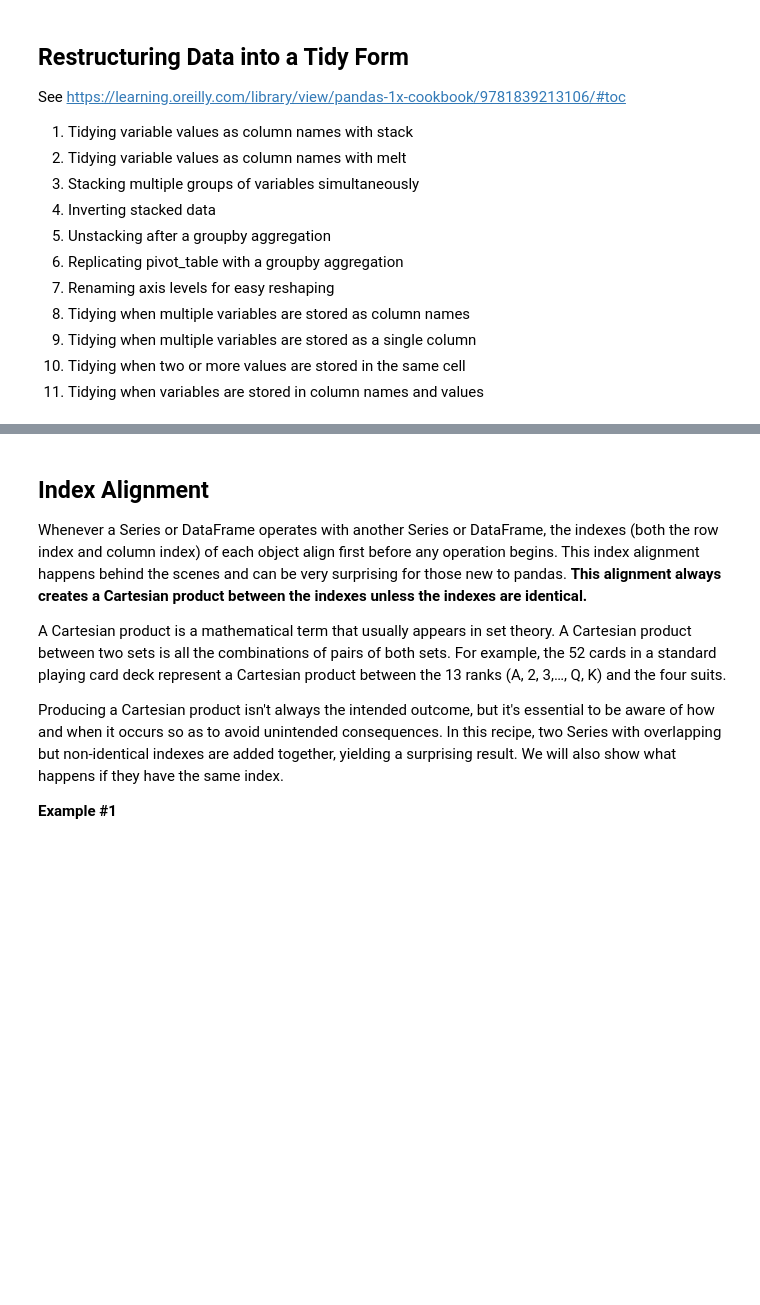
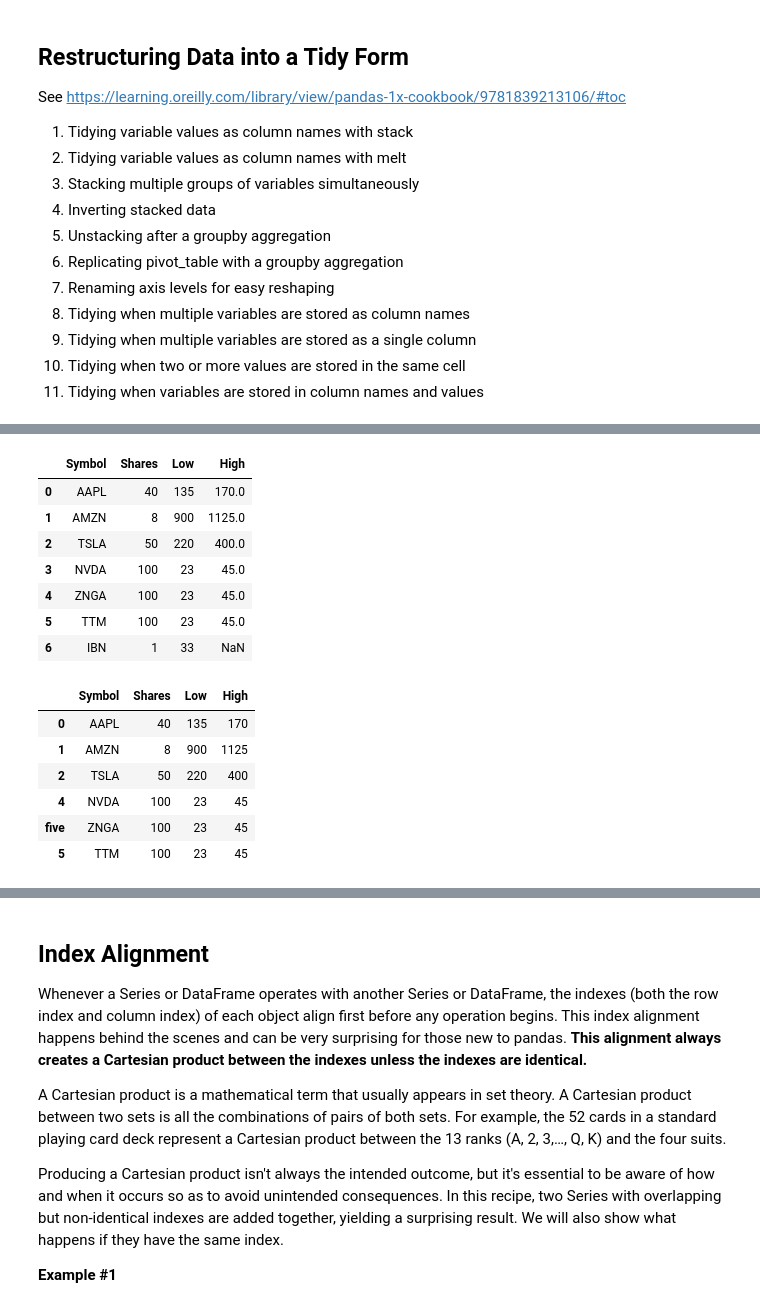
Before and after one commit to pkaran57/python-libs, a Jupyter notebook: pandas-lib/notebook/pandas.ipynb, the cells around one changed output, grey strips where cells are left out. Cells and saved outputs as stored; diff of their text form; code cells hidden in the pictures; blank space fills up the shorter version.

```diff
--- a/pandas-lib/notebook/pandas.ipynb
+++ b/pandas-lib/notebook/pandas.ipynb
@@ -1974,0 +2016,19 @@ See https://learning.oreilly.com/library/view/pandas-1x-cookbook/9781839213106/#
+# %%
+display(stocks.append({'Symbol':'IBN', 'Shares':1, 'Low': 33}, ignore_index=True))
+display(stocks)
+# %% [output]
+|  | Symbol | Shares | Low | High |
+| 0 | AAPL | 40 | 135 | 170.0 |
+| 1 | AMZN | 8 | 900 | 1125.0 |
+| 2 | TSLA | 50 | 220 | 400.0 |
+| 3 | NVDA | 100 | 23 | 45.0 |
+| 4 | ZNGA | 100 | 23 | 45.0 |
+| 5 | TTM | 100 | 23 | 45.0 |
+| 6 | IBN | 1 | 33 | NaN |
+|  | Symbol | Shares | Low | High |
+| 0 | AAPL | 40 | 135 | 170 |
+| 1 | AMZN | 8 | 900 | 1125 |
+| 2 | TSLA | 50 | 220 | 400 |
+| 4 | NVDA | 100 | 23 | 45 |
+| five | ZNGA | 100 | 23 | 45 |
+| 5 | TTM | 100 | 23 | 45 |
```
Also changed, not shown: parts of 19 cells of this notebook.
